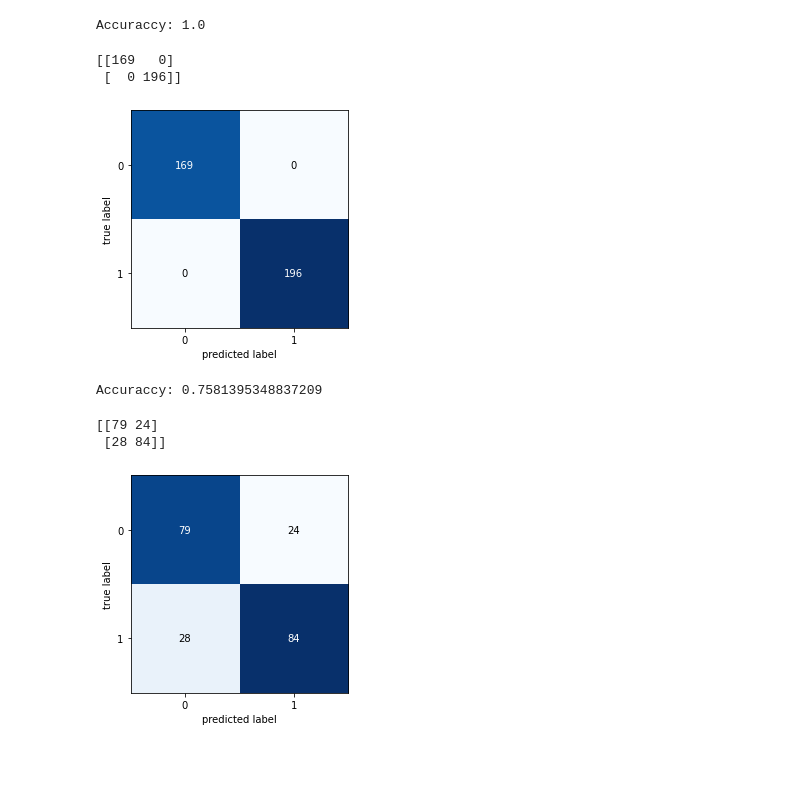
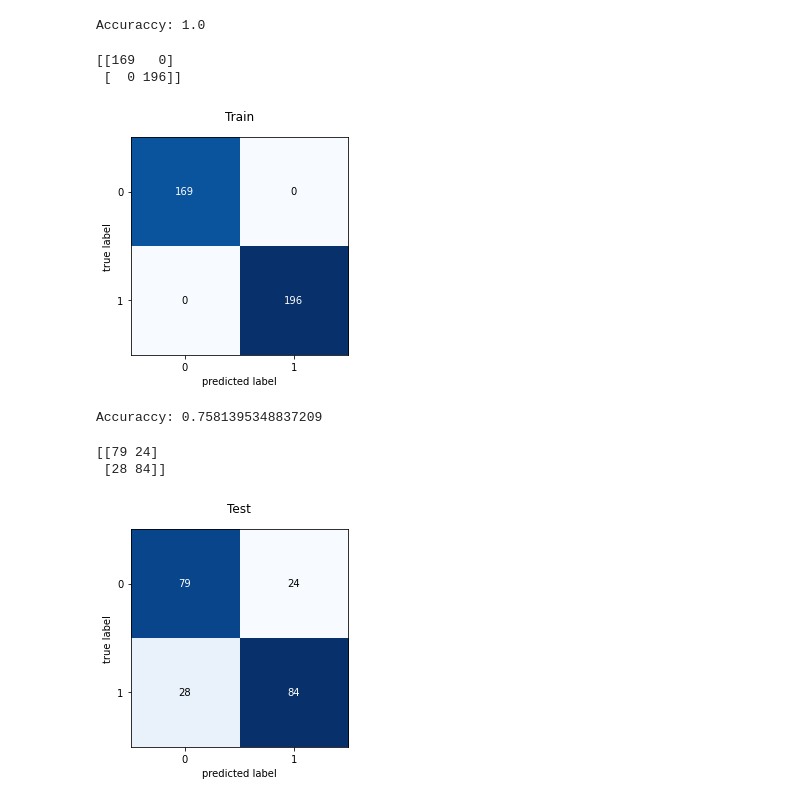
Before and after one commit to calzateu/Modeling_and_Simulation_4, a Jupyter notebook: Our_Logistic_regression_3.ipynb, the cells around one changed output. Saved outputs shown, nothing was run; the diff lists cells and outputs as text; code cells hidden in the pictures; blank space fills up the shorter version.

```diff
--- a/Our_Logistic_regression_3.ipynb
+++ b/Our_Logistic_regression_3.ipynb
@@ -739,17 +743,18 @@ Accuraccy: 1.0
 # %%
 cf = metrics.confusion_matrix(y_train,predicciones,labels = [1,0])
 print(cf)
 ## this command is only for google collab
 ## in the below figure " 1 is actually showing -1 and 0 is actually showing 1"
 fig, ax = plot_confusion_matrix(conf_mat = cf)
 
 ## It canbe used in any platform
 # fig, ax = plot_confusion_matrix(conf_mat = cf, class_names = [1,-1])
+plt.title("Train")
 plt.show()
 # %% [output]
 [[169   0]
  [  0 196]]
-[figure, old version]
+[figure, new version]
 # %%
 correctos = 0
 
@@ -775,8 +780,9 @@ fig, ax = plot_confusion_matrix(conf_mat = cf)
 
 ## It canbe used in any platform
 # fig, ax = plot_confusion_matrix(conf_mat = cf, class_names = [1,-1])
+plt.title("Test")
 plt.show()
 # %% [output]
 [[79 24]
  [28 84]]
-[figure, old version]
+[figure, new version]
```
Also changed, not shown: parts of 7 cells of this notebook.
